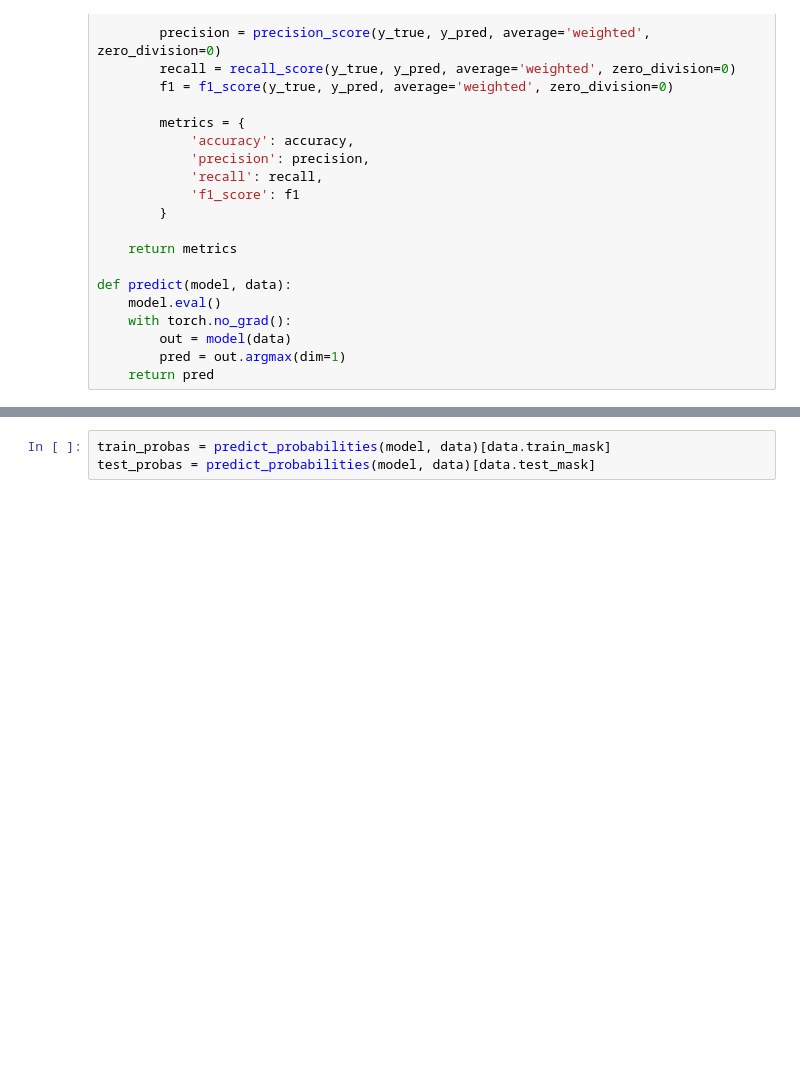
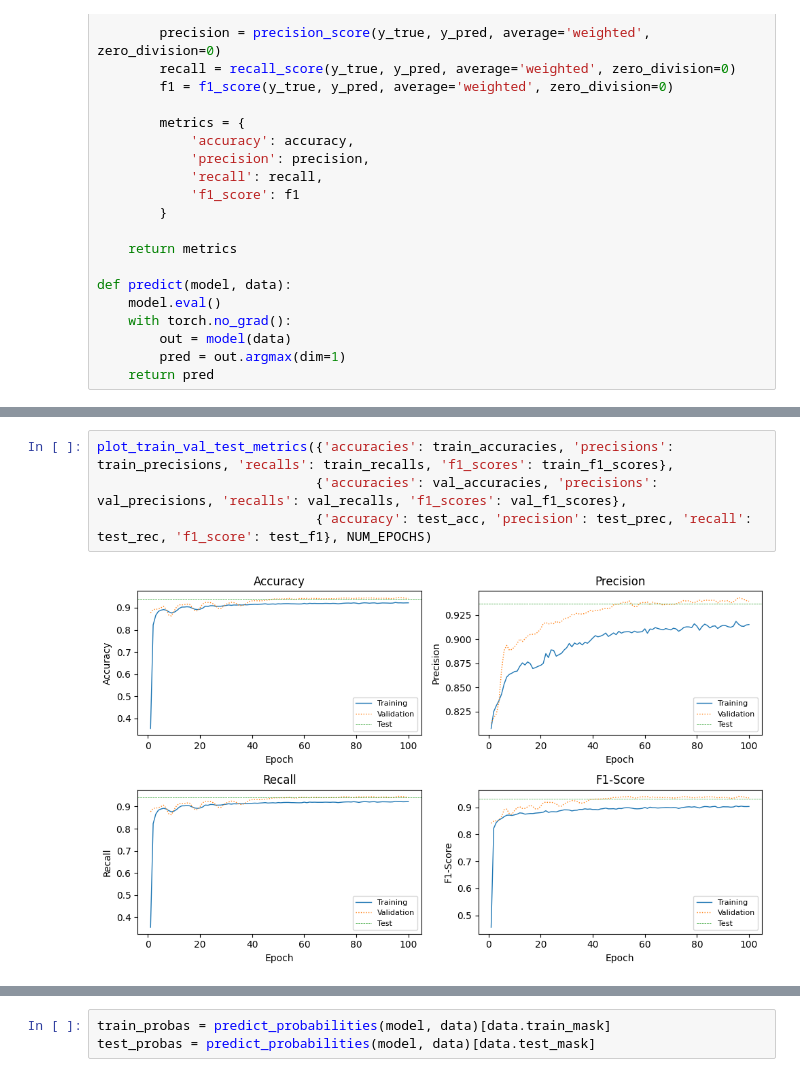
Before and after one commit to PeeteKeesel/kaggle-verse, a Jupyter notebook: bitcoin-transactions-graph-neural-networks.ipynb, the cells around one changed output, grey strips where cells are left out. Drawn from its saved outputs; the diff is of its cells as text; blank space fills up the shorter version.

```diff
--- a/bitcoin-transactions-graph-neural-networks.ipynb
+++ b/bitcoin-transactions-graph-neural-networks.ipynb
@@ -1886,3 +1803,9 @@ plt.show()
+# %%
+plot_train_val_test_metrics({'accuracies': train_accuracies, 'precisions': train_precisions, 'recalls': train_recalls, 'f1_scores': train_f1_scores},
+                            {'accuracies': val_accuracies, 'precisions': val_precisions, 'recalls': val_recalls, 'f1_scores': val_f1_scores},
+                            {'accuracy': test_acc, 'precision': test_prec, 'recall': test_rec, 'f1_score': test_f1}, NUM_EPOCHS)
+# %% [output]
+[figure, added]
 # %%
 test_pred = predict(model, data)[data.test_mask]
 
```
Also changed, not shown: parts of 38 cells of this notebook.
